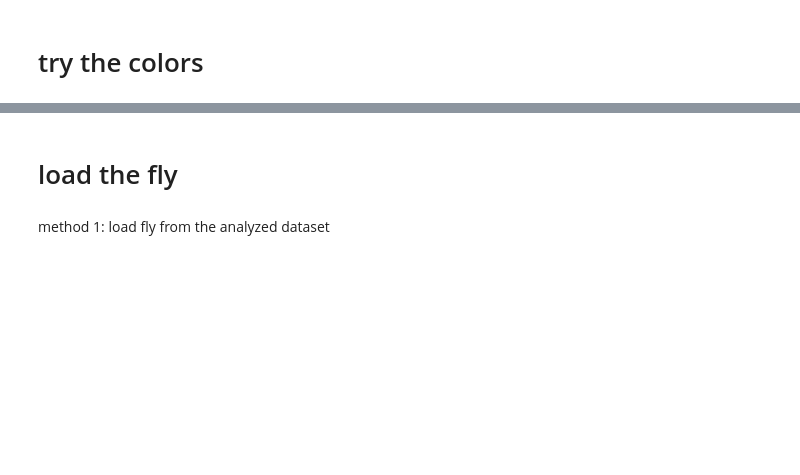
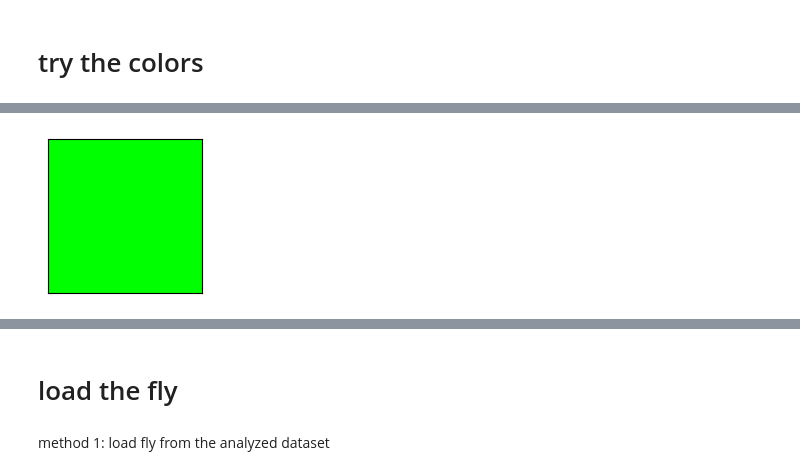
Before and after one commit to sansachenlelele/connectome_analysis_fisherlab, a Jupyter notebook: send_to_fisherlabgithub/notebooks/save_images_as_svg.ipynb, the cells around one changed output, grey strips where cells are left out. Saved outputs shown, nothing was run; the diff lists cells and outputs as text; code cells hidden in the pictures; blank space fills up the shorter version.

```diff
--- a/send_to_fisherlabgithub/notebooks/save_images_as_svg.ipynb
+++ b/send_to_fisherlabgithub/notebooks/save_images_as_svg.ipynb
@@ -116,3 +114,7 @@ preview_color((1, 0, 1))
+# %%
+preview_color((0, 1, 0))
+# %% [output]
+[figure, added]
 # %%
 my_tdt = Colormap(
     colors=[
```
Also changed, not shown: parts of 10 cells of this notebook, 3 other files.
